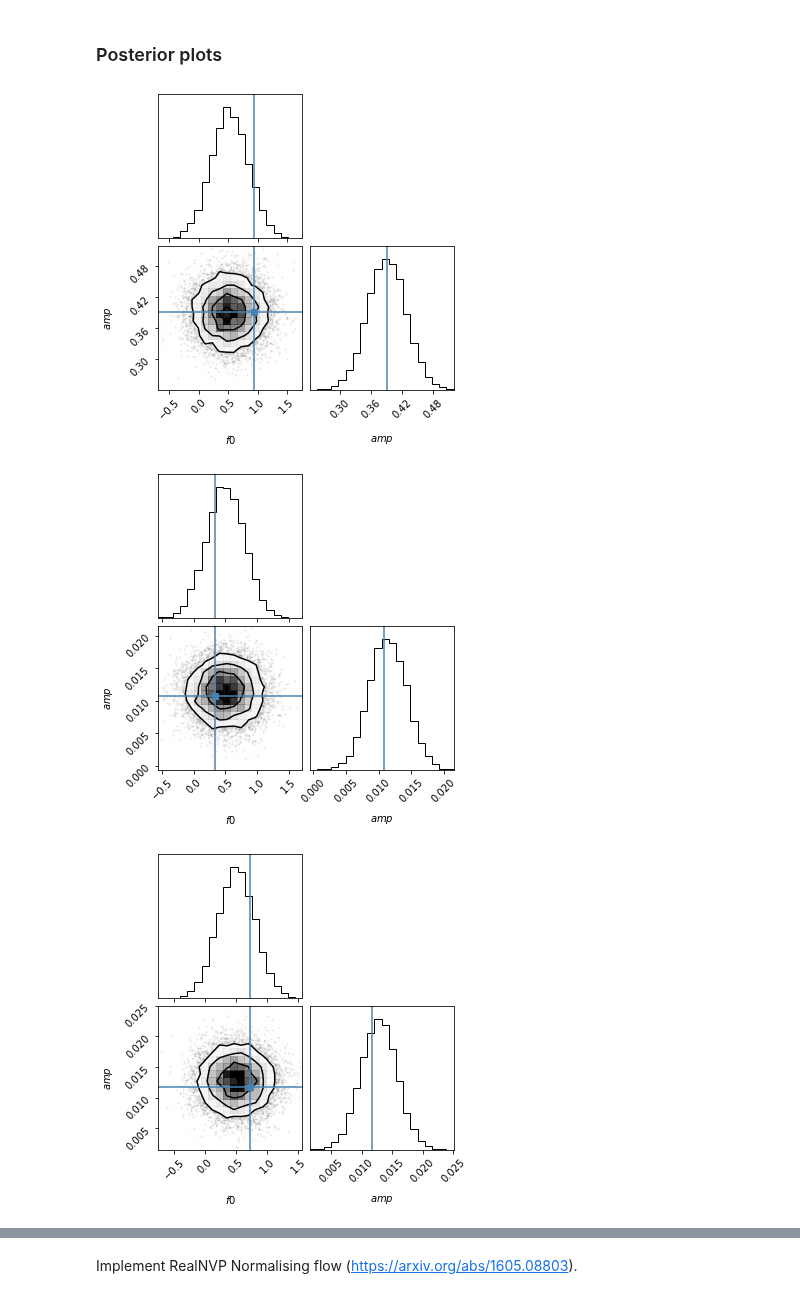
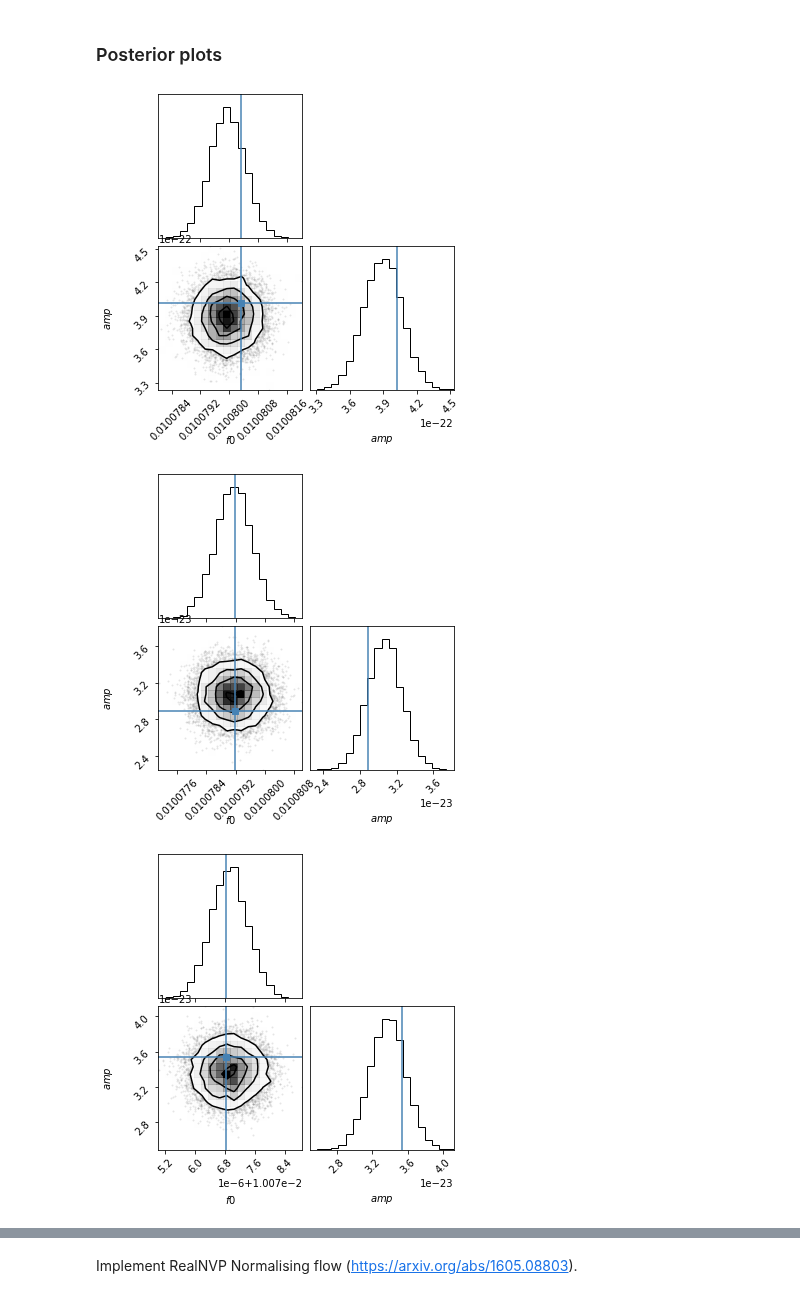
Before and after one commit to NataliaKor/tutorial, a Jupyter notebook: tutorial-ML-for-GWPE.ipynb, the cells around one changed output, grey strips where cells are left out. Drawn from its saved outputs; the diff is of its cells as text; code cells hidden in the pictures.

Commit message:
corrected plot normalisation

```diff
--- a/tutorial-ML-for-GWPE.ipynb
+++ b/tutorial-ML-for-GWPE.ipynb
@@ -92,7 +94,8 @@ amp_ = 10**np.random.uniform(amp_min, amp_max, num_samples)
 
 # Normalise
 amp = amp_/10**amp_max
-f0 = (f0_ - f0_min)/(f0_max - f0_min)
+#f0 = (f0_ - f0_min)/(f0_max - f0_min)
+f0 = f0_
 # %%
 # Fixed parameters
 
@@ -212,6 +215,7 @@ plt.show()
 #q = m2 / m1
 
 #parameters = np.stack((Mc, q), axis=1).astype(np.float32)
+par_norm = np.stack((1.0, 10**amp_max)).astype(np.float32)
 parameters = np.stack((f0, amp), axis=1).astype(np.float32)
 # %%
 # For best training, parameters should be standardized (zero mean, unit variance across the training set)
@@ -464,24 +468,27 @@ plt.show()
 # %%
 num_posteriors = 10
 num_samples = 10000
 
 for n in range(num_posteriors):
     test_x, test_y = test_dataset[n]
 
     # Predict a posterior
     dist = model(test_x)
 
     # Sample the posterior
     pred_samples = dist.sample((10000,)).numpy()
 
     # Undo the standardization
+
     pred_samples = parameters_std * pred_samples + parameters_mean
+    pred_samples = pred_samples*par_norm.T
     truth = parameters_std * test_y.numpy() + parameters_mean
+    truth = truth*par_norm.T
 
     # Plot
     corner.corner(pred_samples, truths=truth, labels=['$f0$', '$amp$'])
     plt.show()
 # %% [output]
-[figure, old version]
+[figure, new version]
-[figure, old version]
+[figure, new version]
-[figure, old version]
+[figure, new version]
```
Also changed, not shown: parts of 10 cells of this notebook.
